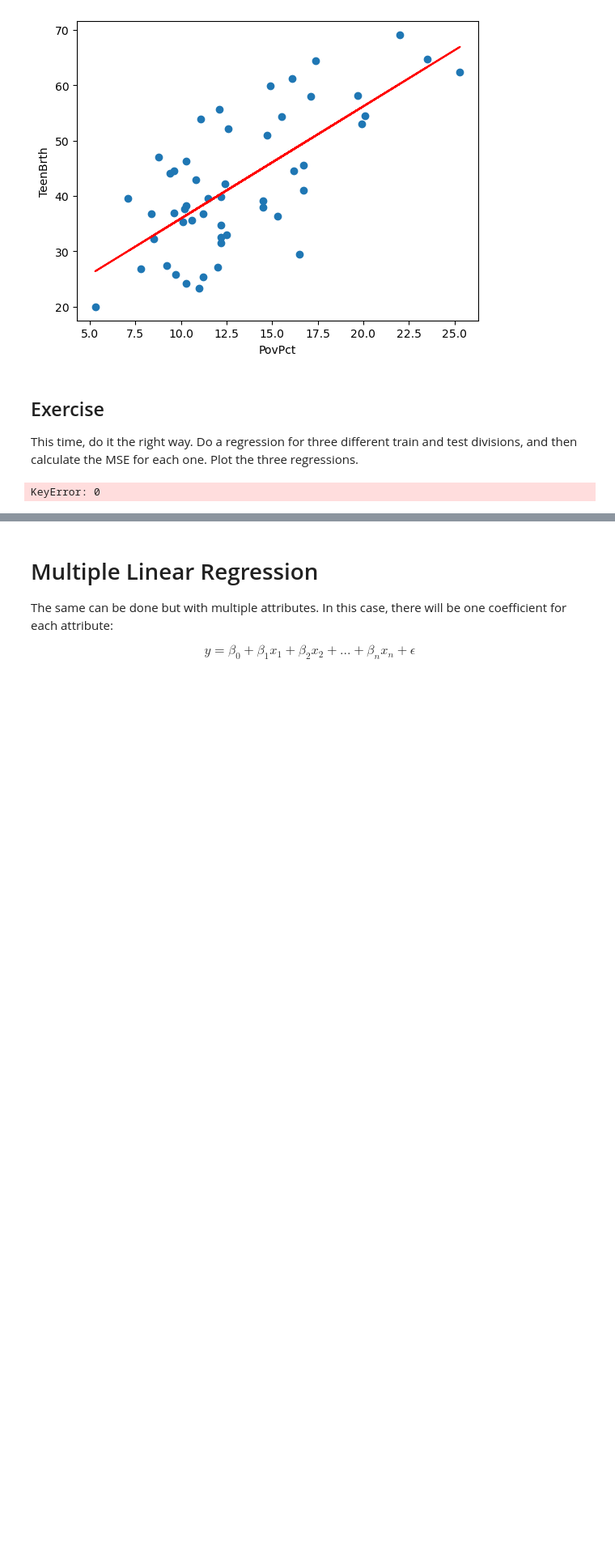
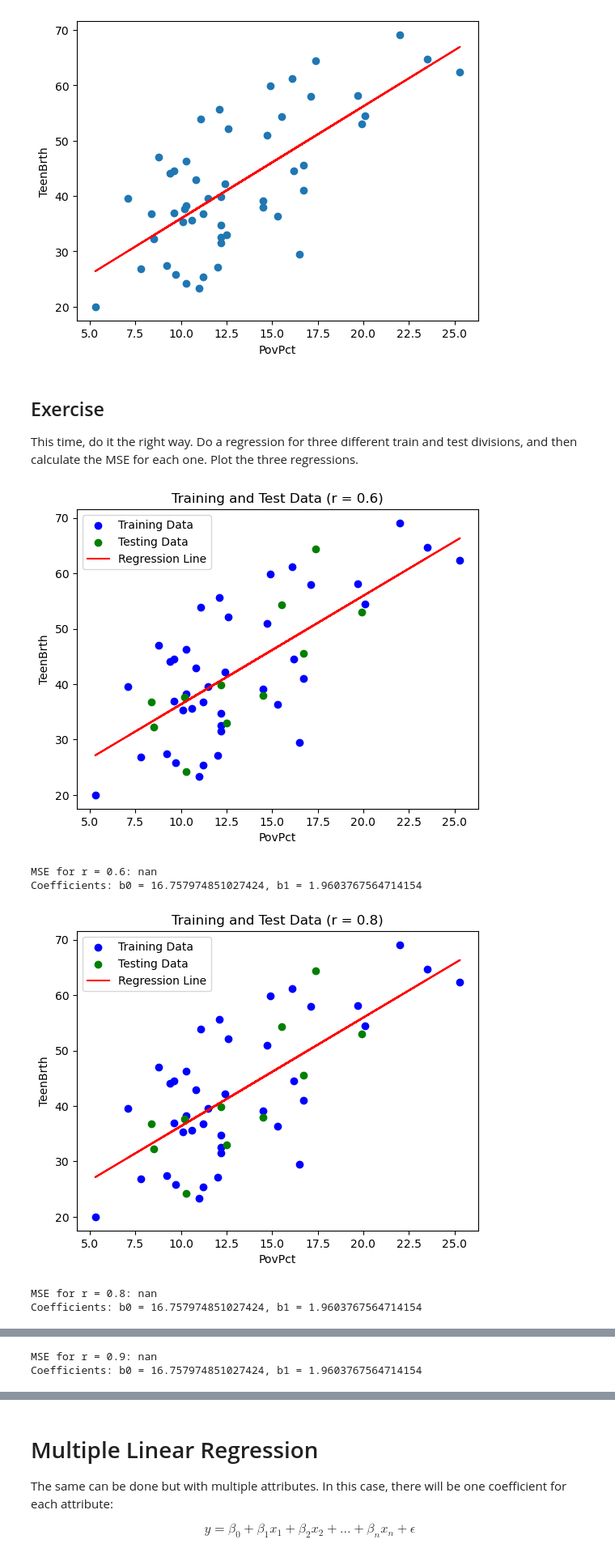
Before and after one commit to SantiagoFerreiraC/Tarea1_algoritmos, a Jupyter notebook: LinearRegression/LinearRegression-Ex.ipynb, the cells around one changed output, grey strips where cells are left out. Shown at 81% size. Saved outputs shown, nothing was run; the diff lists cells and outputs as text; code cells hidden in the pictures; blank space fills up the shorter version.

```diff
--- a/LinearRegression/LinearRegression-Ex.ipynb
+++ b/LinearRegression/LinearRegression-Ex.ipynb
@@ -117,25 +117,39 @@ plt.show()
 ## Exercise
 
 This time, do it the right way. Do a regression for three different train and test divisions, and then calculate the MSE for each one. Plot the three regressions.
-# %%
-def mse(y_true, y_pred):
-    n = len(y_true)
-    return sum([(y_true[i] - y_pred[i]) ** 2 for i in range(n)]) / n
 # %%
+r=(0.6,0.8,0.9)
+for i in r:
+    train_size = int(len(data) * 0.8)
+    train_data = data[:train_size]
+    test_data = data[train_size:]
 
-train_size = int(len(data) * 0.8)
-train_data = data[:train_size]
-test_data = data[train_size:]
+    x_train = train_data['PovPct']
+    y_train = train_data['TeenBrth']
+    x_test = test_data['PovPct']
+    y_test = test_data['TeenBrth'].reset_index(drop=True)
+    b0, b1, residuals, y_hat_train = linear_regression_rss(x_train, y_train)
+    y_hat_test = b0 + b1 * x_test
+    b0, b1, residuals, y_hat_train = linear_regression_rss(x_train, y_train)
+    y_hat_test = b0 + b1 * x_test
+    mse = ((y_test - y_hat_test) ** 2).mean()
 
-x_train = train_data['PovPct']
-y_train = train_data['TeenBrth']
-x_test = test_data['PovPct']
-y_test = test_data['TeenBrth'].reset_index(drop=True)
-b0, b1, residuals, y_hat_train = linear_regression_rss(x_train, y_train)
-y_hat_test = b0 + b1 * x_test
+    # Plot the results
+    plt.scatter(x_train, y_train, color='blue', label='Training Data')
+    plt.scatter(x_test, y_test, color='green', label='Testing Data')
+    plt.plot(x_train, y_hat_train, color='red', label='Regression Line')
+    plt.xlabel('PovPct')
+    plt.ylabel('TeenBrth')
+    plt.title('Training and Test Data (r = {})'.format(i))
+    plt.legend()
+    plt.show()
 
-# Calculate the MSE for both the training and test data
-mse_train = mse(y_train, y_hat_train)
-mse_test = mse(y_test, y_hat_test)
+    print("MSE for r = {}: {}".format(i, mse))
+    print("Coefficients: b0 = {}, b1 = {}".format(b0, b1))
 # %% [output]
+[figure, added]
-KeyError: 0
+MSE for r = 0.6: nan
+Coefficients: b0 = 16.757974851027424, b1 = 1.9603767564714154
+[figure, added]
+MSE for r = 0.8: nan
+Coefficients: b0 = 16.757974851027424, b1 = 1.9603767564714154
@@ -141,0 +157,2 @@ KeyError: 0
+MSE for r = 0.9: nan
+Coefficients: b0 = 16.757974851027424, b1 = 1.9603767564714154
```
Also changed, not shown: parts of 7 cells of this notebook.
